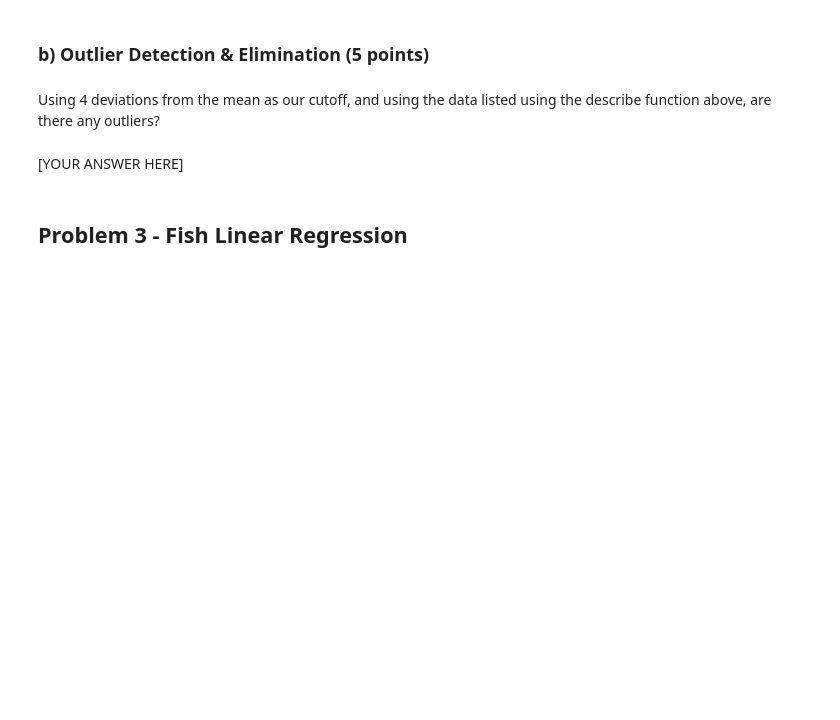
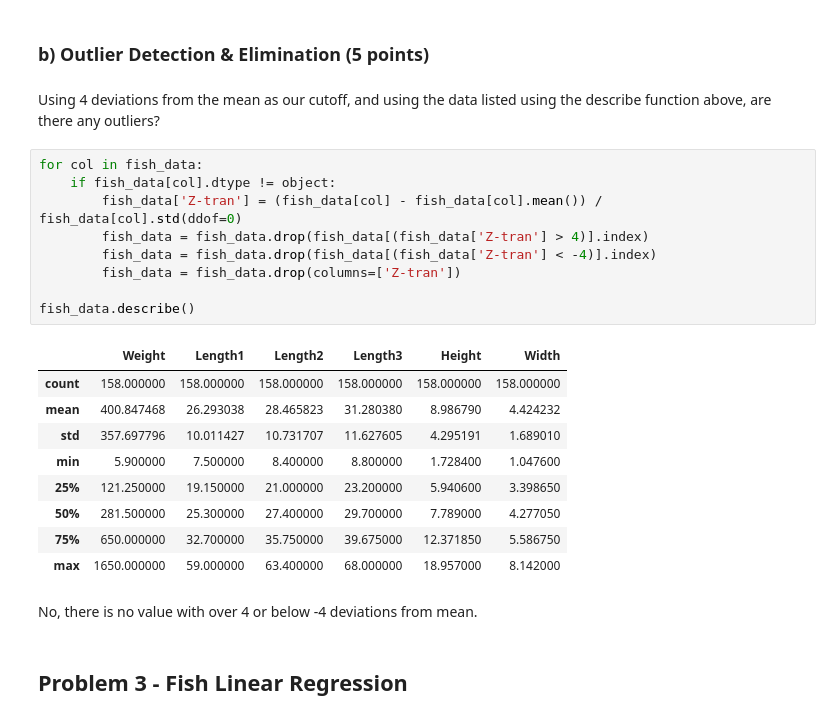
Before and after one commit to KevinW824/CSE-144-Applied-Machine-Learning, a Jupyter notebook: Summer_21_Assignment_2.ipynb, the cells around one changed output. Cells and saved outputs as stored; diff of their text form; blank space fills up the shorter version.

```diff
--- a/Summer_21_Assignment_2.ipynb
+++ b/Summer_21_Assignment_2.ipynb
@@ -302,8 +410,27 @@ fish_data.describe()
 ### b) Outlier Detection \& Elimination (5 points)
 # %% [markdown]
 Using 4 deviations from the mean as our cutoff, and using the data listed using the describe function above, are there any outliers?
-# %% [markdown]
-[YOUR ANSWER HERE]
+# %%
+for col in fish_data:
+    if fish_data[col].dtype != object:
+        fish_data['Z-tran'] = (fish_data[col] - fish_data[col].mean()) / fish_data[col].std(ddof=0)
+        fish_data = fish_data.drop(fish_data[(fish_data['Z-tran'] > 4)].index)
+        fish_data = fish_data.drop(fish_data[(fish_data['Z-tran'] < -4)].index)
+        fish_data = fish_data.drop(columns=['Z-tran'])
+
+fish_data.describe()
+# %% [output]
+|  | Weight | Length1 | Length2 | Length3 | Height | Width |
+| count | 158.000000 | 158.000000 | 158.000000 | 158.000000 | 158.000000 | 158.000000 |
+| mean | 400.847468 | 26.293038 | 28.465823 | 31.280380 | 8.986790 | 4.424232 |
+| std | 357.697796 | 10.011427 | 10.731707 | 11.627605 | 4.295191 | 1.689010 |
+| min | 5.900000 | 7.500000 | 8.400000 | 8.800000 | 1.728400 | 1.047600 |
+| 25% | 121.250000 | 19.150000 | 21.000000 | 23.200000 | 5.940600 | 3.398650 |
+| 50% | 281.500000 | 25.300000 | 27.400000 | 29.700000 | 7.789000 | 4.277050 |
+| 75% | 650.000000 | 32.700000 | 35.750000 | 39.675000 | 12.371850 | 5.586750 |
+| max | 1650.000000 | 59.000000 | 63.400000 | 68.000000 | 18.957000 | 8.142000 |
+# %% [markdown]
+No, there is no value with over 4 or below -4 deviations from mean.
 # %% [markdown]
 ## Problem 3 - Fish Linear Regression
 # %% [markdown]
```
Also changed, not shown: parts of 51 cells of this notebook.
